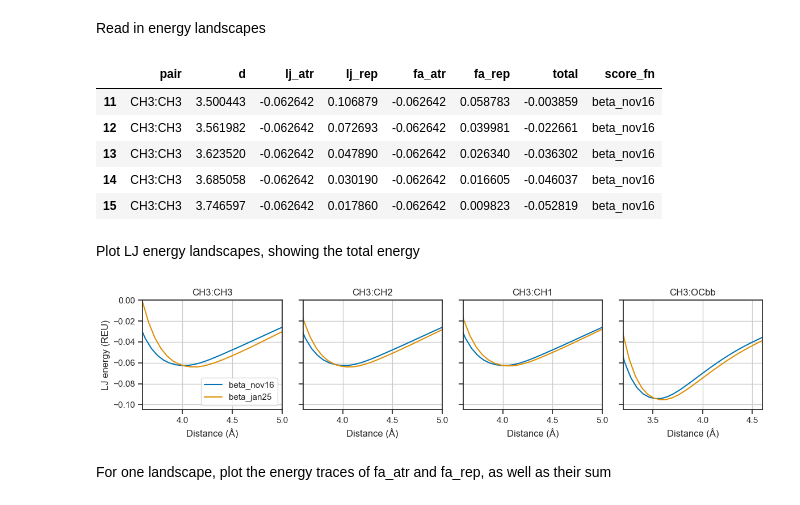
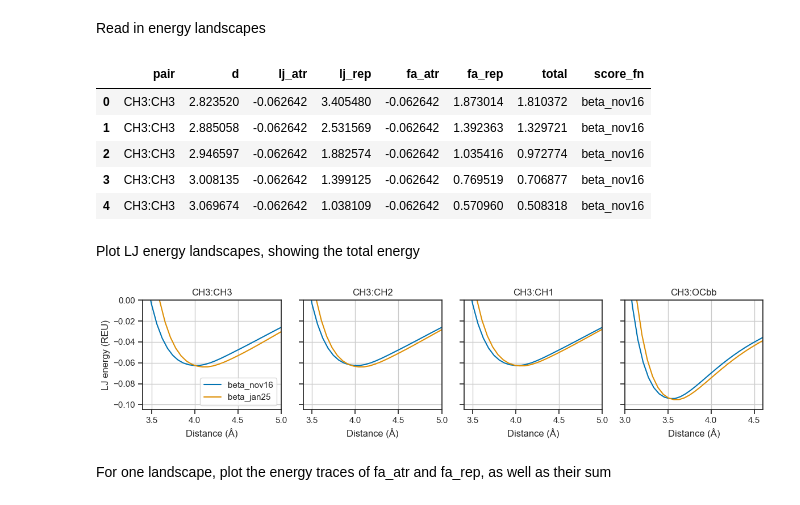
Before and after one commit to Haddox/design_guided_optE, a Jupyter notebook: lj_landscapes/lj_plot.ipynb, the cells around one changed output. Drawn from its saved outputs; the diff is of its cells as text; code cells hidden in the pictures.

Commit message:
Update LJ plotting notebook

```diff
--- a/lj_landscapes/lj_plot.ipynb
+++ b/lj_landscapes/lj_plot.ipynb
@@ -16,41 +16,41 @@ for name in score_fns:
     df["score_fn"] = name
     dfs.append(df)
 df = pd.concat(dfs, ignore_index=True)
-df = df[df['total'] < 0.01]
+# df = df[df['total'] < 0.01]
 df.head()
 # %% [output]
 |  | pair | d | lj_atr | lj_rep | fa_atr | fa_rep | total | score_fn |
-| 11 | CH3:CH3 | 3.500443 | -0.062642 | 0.106879 | -0.062642 | 0.058783 | -0.003859 | beta_nov16 |
-| 12 | CH3:CH3 | 3.561982 | -0.062642 | 0.072693 | -0.062642 | 0.039981 | -0.022661 | beta_nov16 |
-| 13 | CH3:CH3 | 3.623520 | -0.062642 | 0.047890 | -0.062642 | 0.026340 | -0.036302 | beta_nov16 |
-| 14 | CH3:CH3 | 3.685058 | -0.062642 | 0.030190 | -0.062642 | 0.016605 | -0.046037 | beta_nov16 |
-| 15 | CH3:CH3 | 3.746597 | -0.062642 | 0.017860 | -0.062642 | 0.009823 | -0.052819 | beta_nov16 |
+| 0 | CH3:CH3 | 2.823520 | -0.062642 | 3.405480 | -0.062642 | 1.873014 | 1.810372 | beta_nov16 |
+| 1 | CH3:CH3 | 2.885058 | -0.062642 | 2.531569 | -0.062642 | 1.392363 | 1.329721 | beta_nov16 |
+| 2 | CH3:CH3 | 2.946597 | -0.062642 | 1.882574 | -0.062642 | 1.035416 | 0.972774 | beta_nov16 |
+| 3 | CH3:CH3 | 3.008135 | -0.062642 | 1.399125 | -0.062642 | 0.769519 | 0.706877 | beta_nov16 |
+| 4 | CH3:CH3 | 3.069674 | -0.062642 | 1.038109 | -0.062642 | 0.570960 | 0.508318 | beta_nov16 |
 # %% [markdown]
 Plot LJ energy landscapes, showing the total energy
 # %%
 pairs = df["pair"].unique()
 fig, axes = plt.subplots(1, len(pairs), figsize=(3 * len(pairs), 3), sharey=True)
 
 for i, (ax, pair) in enumerate(zip(axes, pairs)):
     data = df[df["pair"] == pair]
     sns.lineplot(data=data, x="d", y="total", hue="score_fn", ax=ax)
     ax.set(
         title=pair, xlabel="Distance (Å)", ylabel="LJ energy (REU)",
         ylim=(df['total'].min() * 1.1,0),
     )
     if i < 3:
-        ax.set(xlim=[3.6,5.0])
+        ax.set(xlim=[3.4,5.0])
     else:
-        ax.set(xlim=[3.2,4.6])
+        ax.set(xlim=[3.0,4.6])
     ax.grid()
     ax.get_legend().remove()
 
 handles, labels = axes[0].get_legend_handles_labels()
 axes[0].legend(handles, labels, loc="lower right")
 plt.tight_layout()
 plt.show()
 # %% [output]
-[figure, old version]
+[figure, new version]
 # %% [markdown]
 For one landscape, plot the energy traces of fa_atr and fa_rep, as well as their sum
 # %%
```
